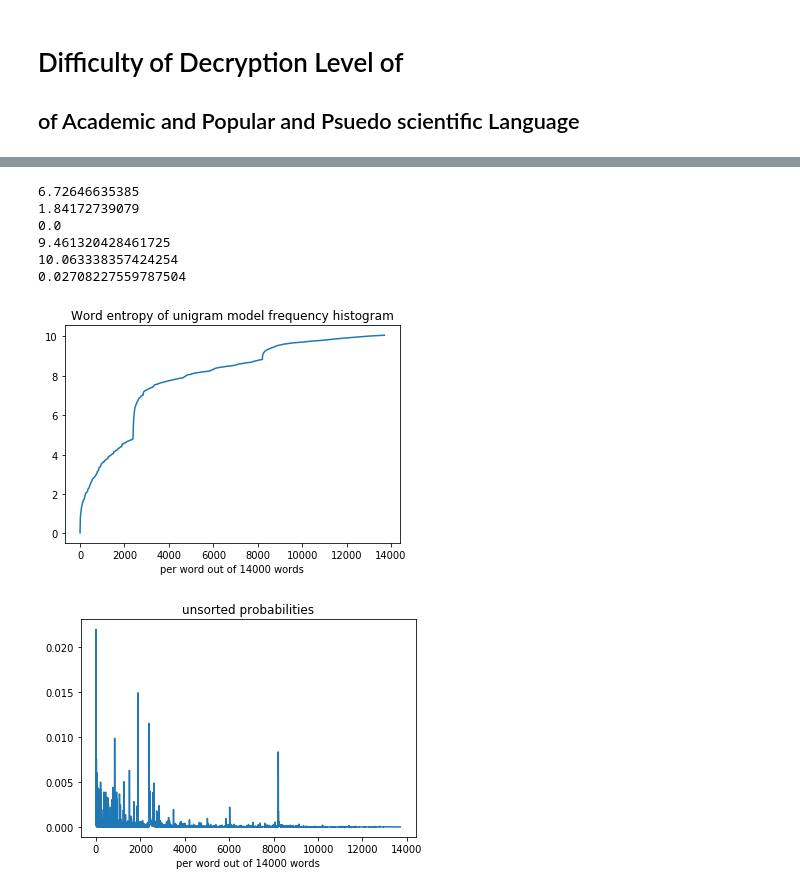
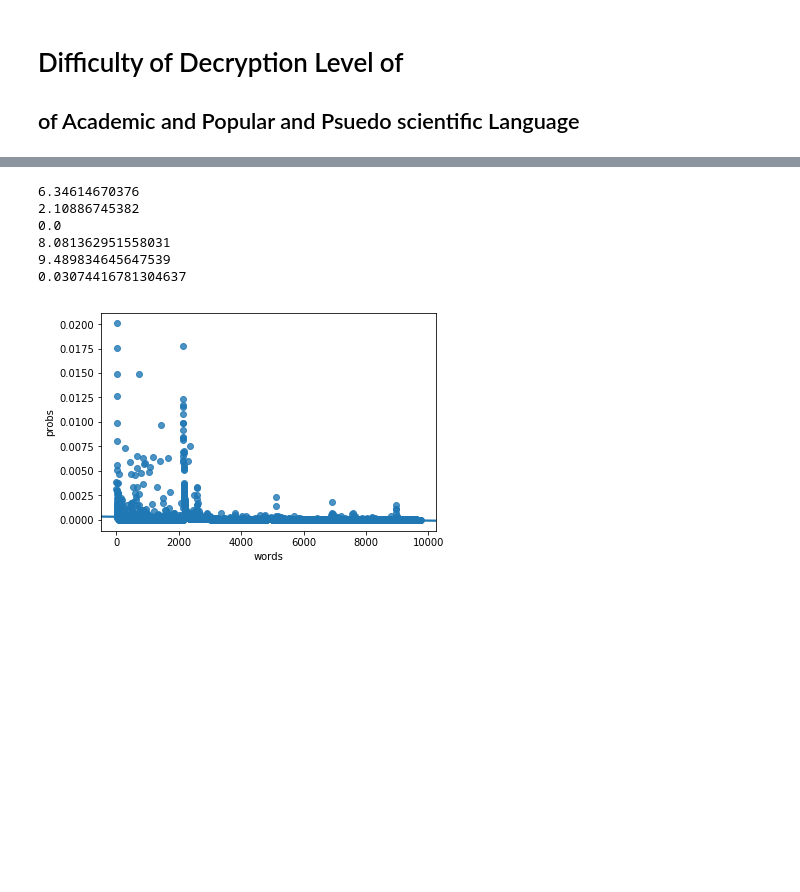
Before and after one commit to russelljjarvis/ScienceAccessibility, a Jupyter notebook: Visual_search_terms_PCA_.ipynb, the cells around one changed output, grey strips where cells are left out. Drawn from its saved outputs; the diff is of its cells as text; code cells hidden in the pictures; blank space fills up the shorter version.

```diff
--- a/Visual_search_terms_PCA_.ipynb
+++ b/Visual_search_terms_PCA_.ipynb
@@ -38,10 +34 @@ except:
 import pandas as pd
-# %%
-'''
-unravel = []
-for i in remove_empty:
-    unravel.extend(i)
-with open('unraveled_links.p','wb') as handle:
-    pickle.dump(unravel,handle)
-print(np.shape(unravel))
-'''
@@ -50,67 +100,51 @@ print(np.shape(unravel))
 # %%
-freqs = [  u['frequencies'] for u in unravel ]
-
-freqs = [ (v,k) for f in freqs for k,v in f  ]
-# create a dictionary of container keys with all values set to 0.
-# Giant model is a federated model of histograms
-giantmodel = { fs[0]:0 for fs in freqs }
-# if fdict already has count data for that word/token add currently found count data to existing data.
-for i in freqs:
-    giantmodel[str(i[0])] = giantmodel[str(i[0])] + i[1]
 
 gm = sum([ v for k,v in giantmodel.items() ])
 probs = [ (float(v)/gm, k) for k,v in giantmodel.items() ]
 probs = [ (p[0],p[1]) for p in probs if p[0] > 0.]
 ents = {}
 ent = 0
 import math
 for p in probs:
     if p[0] > 0.:
         ent -= p[0] * math.log(p[0], 2)
         ents[p[1]] = ent
 #obj_arr['eofh'] = ent
 
 #print(fdicts)
 import pdb
 #pdb.set_trace()
 #federate_frequencies =  []
 yentropies = [ v['eofh'] for v in unravel ]
 import numpy as np
 print(np.mean(yentropies))
 print(np.var(yentropies))
 print(min(yentropies))
 print(max(yentropies))
 print(max([v for v in ents.values() ]))
 print(min([v for v in ents.values() ]))
 
 wns = [ x for x in range(0,len(ents)) ]
-plt.clf()
-plt.plot(wns,list(ents.values()))
-plt.title('Word entropy of unigram model frequency histogram')
-plt.xlabel('per word out of 14000 words')
-
+#plt.clf()
+#plt.plot(wns,list(ents.values()))
+#plt.title('Word entropy of unigram model frequency histogram')
+#plt.xlabel('per word out of 14000 words')a
 #plt.plot(wns,bing_entropies)
 #plt.plot(wns,ddg_entropies)
+#plt.show()
 
-
+probs = [i[0] for i in probs]
+import pandas as pd
+d = {'words': wns, 'probs': probs}
+df = pd.DataFrame(data=d)
+ax = sns.regplot(x='words', y='probs', data=df)
 plt.show()
-
-
-plt.clf()
-plt.plot(wns,[i[0] for i in probs])
-
-plt.title('unsorted probabilities')
-plt.xlabel('per word out of 14000 words')
-
-plt.show()
-#print(probs)
 # %% [output]
-6.72646635385
-1.84172739079
+6.34614670376
+2.10886745382
 0.0
-9.461320428461725
-10.063338357424254
-0.02708227559787504
+8.081362951558031
+9.489834645647539
+0.03074416781304637
-[figure, old version]
+[figure, new version]
-[figure, removed]
 # %%
```
Also changed, not shown: parts of 18 cells of this notebook, 3 other files.
